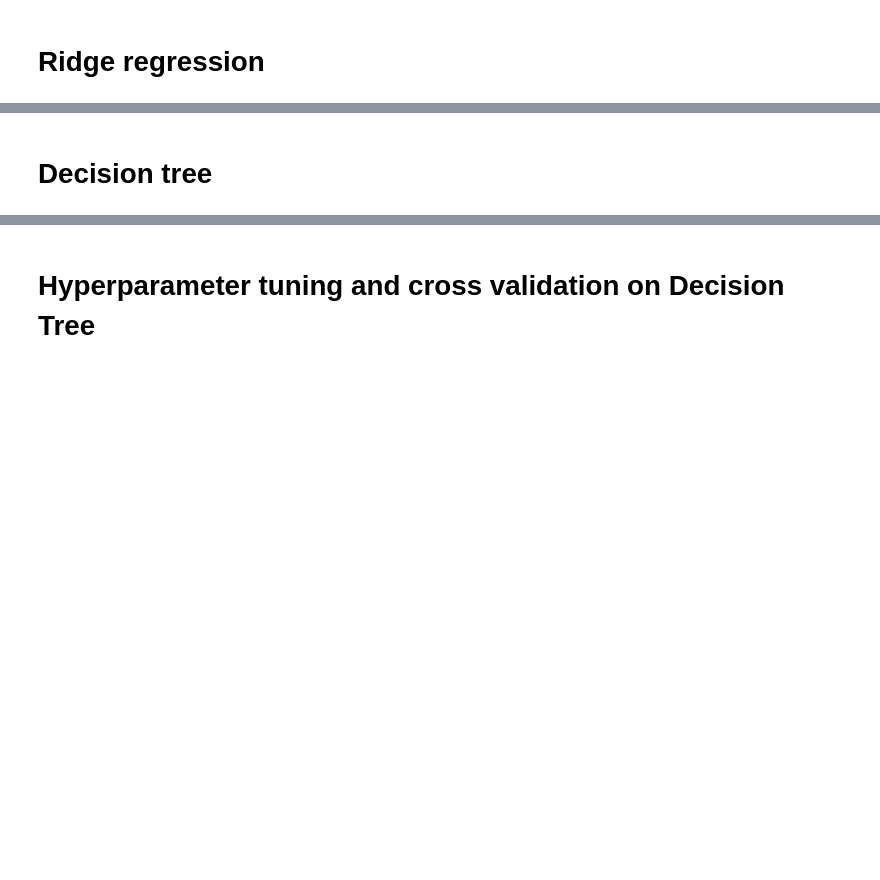
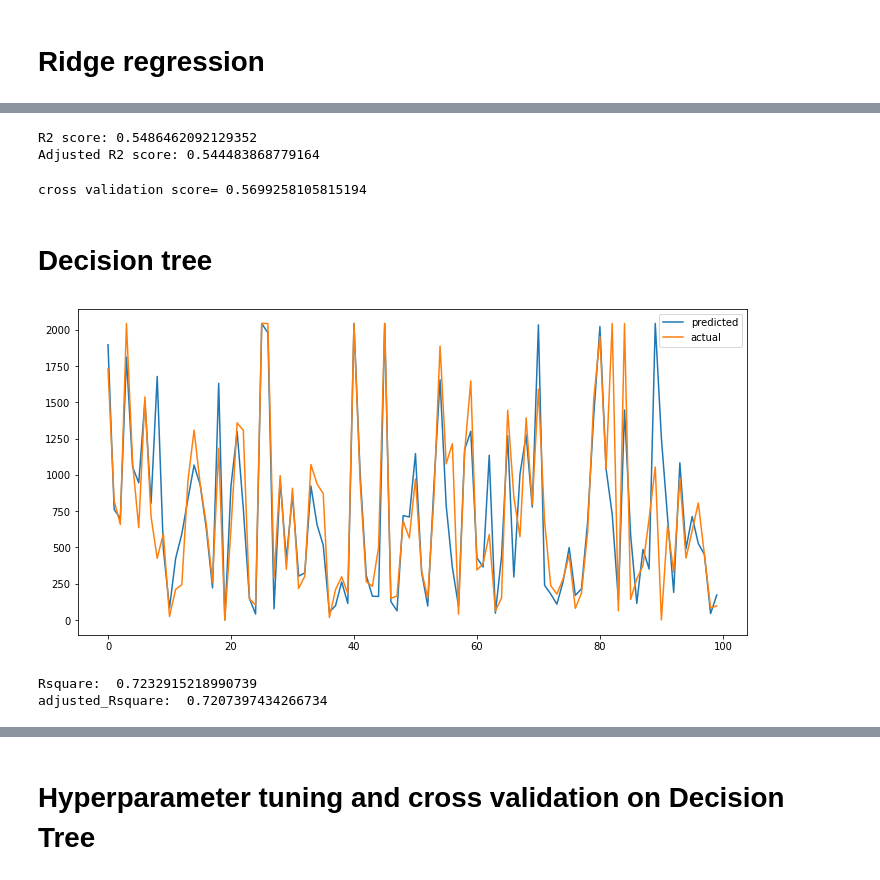
Before and after one commit to charann90/Bike-Sharing-Demand-Prediction, a Jupyter notebook: Bike_Sharing_Demand_prediction.ipynb, the cells around one changed output, grey strips where cells are left out. Cells and saved outputs as stored; diff of their text form; code cells hidden in the pictures; blank space fills up the shorter version.

```diff
--- a/Bike_Sharing_Demand_prediction.ipynb
+++ b/Bike_Sharing_Demand_prediction.ipynb
@@ -621,2 +685,15 @@ adj_r2(y_pred,y_test)
+# %%
+#printing the r2 and adjusted r2 values
+print('R2 score:',r2_score(y_test,y_pred))
+print('Adjusted R2 score:',adj_r2(y_test,y_pred))
+# %% [output]
+R2 score: 0.5486462092129352
+Adjusted R2 score: 0.544483868779164
+# %%
+#best score from cross validation
+scores=cross_val_score(lasso,x_train,y_train,cv=3)
+print('cross validation score=',np.mean(scores))
+# %% [output]
+cross validation score= 0.5699258105815194
 # %% [markdown]
 # Decision tree
@@ -631,2 +709,15 @@ y_pred = regressor.predict(x_test)
+# %%
+#plotting actual vs predicted values
+plt.figure(figsize=(12,6))
+plt.plot(y_pred[:100])
+plt.plot(np.array(y_test[:100]))
+plt.legend(['predicted','actual'])
+plt.show()
+# %% [output]
+[figure, added]
 # %%
 print('Rsquare: ',r2_score(y_pred,y_test))
+print('adjusted_Rsquare: ',adj_r2(y_pred,y_test))
+# %% [output]
+Rsquare:  0.7232915218990739
+adjusted_Rsquare:  0.7207397434266734
```
Also changed, not shown: parts of 67 cells of this notebook.
